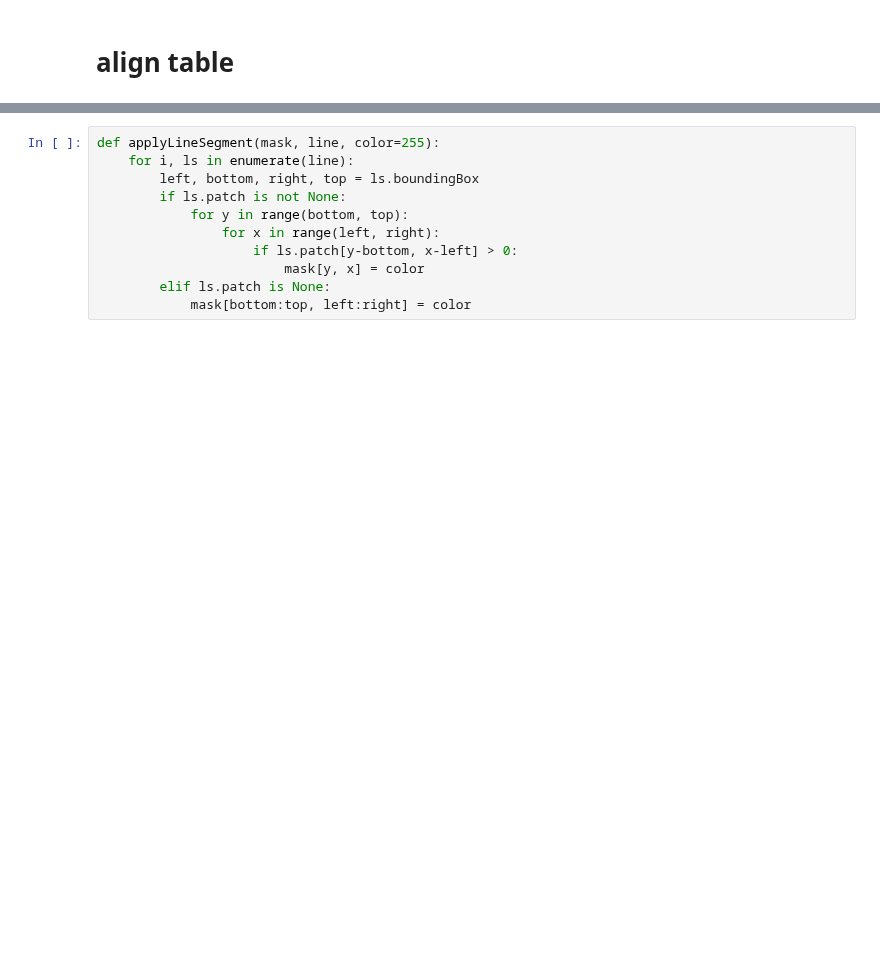
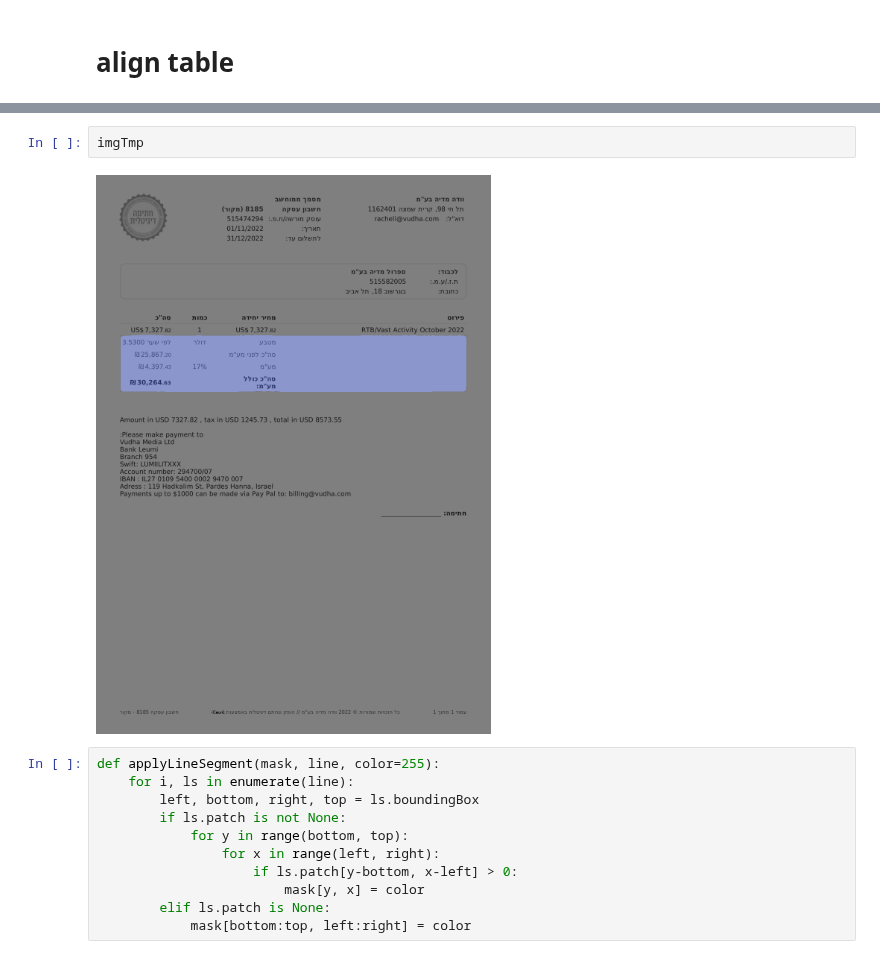
Before and after one commit to eliaweiss/MobileSAM, a Jupyter notebook: notebooks/TblDet4.ipynb, the cells around one changed output, grey strips where cells are left out. Drawn from its saved outputs; the diff is of its cells as text; blank space fills up the shorter version.

```diff
--- a/notebooks/TblDet4.ipynb
+++ b/notebooks/TblDet4.ipynb
@@ -90,3 +115,7 @@ final lines: 1
+# %%
+imgTmp
+# %% [output]
+[figure, added]
 # %%
 def applyLineSegment(mask, line, color=255):
     for i, ls in enumerate(line):
```
Also changed, not shown: parts of 7 cells of this notebook, 1 other file.
